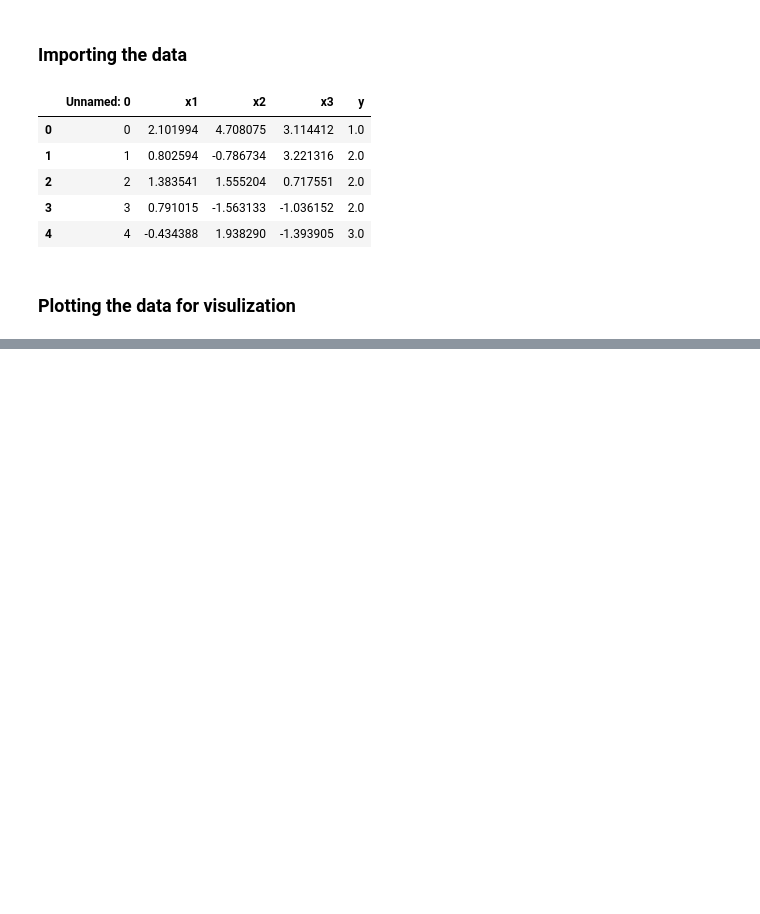
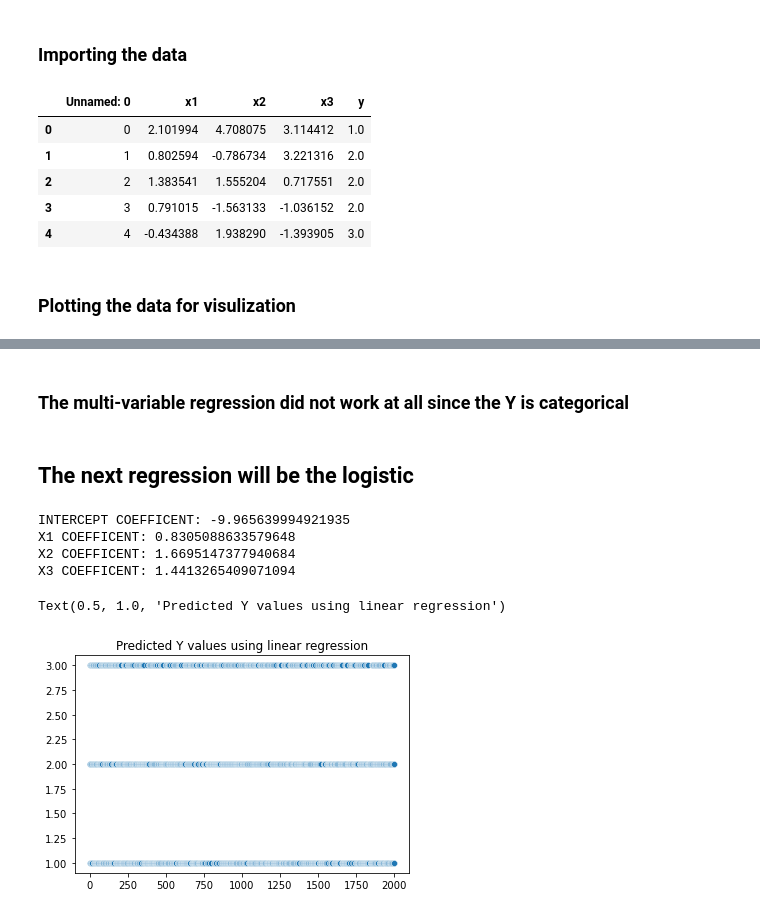
Before and after one commit to SmithTyler/APPLIED-DATA-SCIENCE, a Jupyter notebook: MIDTERM1/Midterm1_Programming.ipynb, the cells around one changed output, grey strips where cells are left out. Drawn from its saved outputs; the diff is of its cells as text; code cells hidden in the pictures; blank space fills up the shorter version.

```diff
--- a/MIDTERM1/Midterm1_Programming.ipynb
+++ b/MIDTERM1/Midterm1_Programming.ipynb
@@ -49,0 +108,33 @@ sns.pairplot(data,vars = {'x1','x2','x3','y'})
+# %% [markdown]
+### The multi-variable regression did not work at all since the Y is categorical
+# %% [markdown]
+## The next regression will be the logistic
+# %%
+#Declaring that logistic regression
+log_reg = sklearn.linear_model.LogisticRegression(solver = 'saga',
+                                                 fit_intercept= True,
+                                                 multi_class='ovr')
+#making y a 1d array
+y = data.iloc[:,4].values
+
+#Fitting the logistic regression
+log_reg.fit(x,y)
+
+print('INTERCEPT COEFFICENT:',log_reg.intercept_[0])
+print('X1 COEFFICENT:',log_reg.coef_[0,0])
+print('X2 COEFFICENT:',log_reg.coef_[0,1])
+print('X3 COEFFICENT:',log_reg.coef_[0,2])
+
+#getting the predicted values
+y_logreg = log_reg.predict(x)
+
+#Graphing the predicted values for visualization
+sns.scatterplot(x = np.arange(len(y)),y = y_logreg)
+plt.title('Predicted Y values using linear regression')
+# %% [output]
+INTERCEPT COEFFICENT: -9.965639994921935
+X1 COEFFICENT: 0.8305088633579648
+X2 COEFFICENT: 1.6695147377940684
+X3 COEFFICENT: 1.4413265409071094
+Text(0.5, 1.0, 'Predicted Y values using linear regression')
+[figure, added]
```
Also changed, not shown: parts of 11 cells of this notebook.
